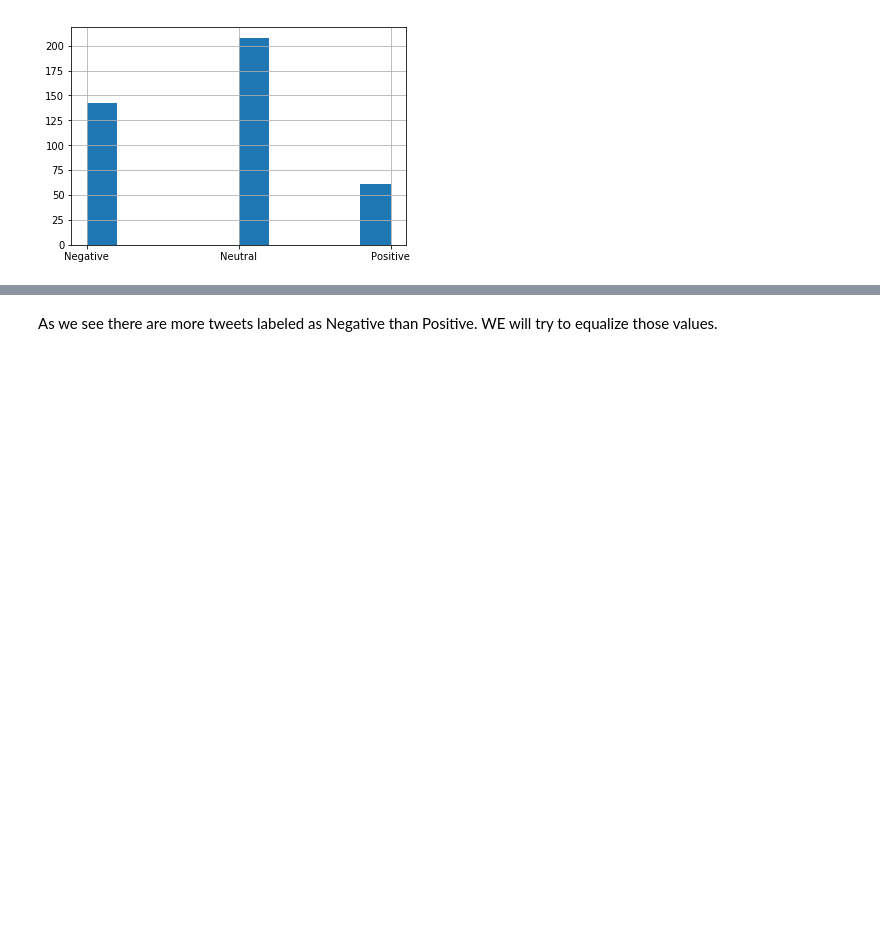
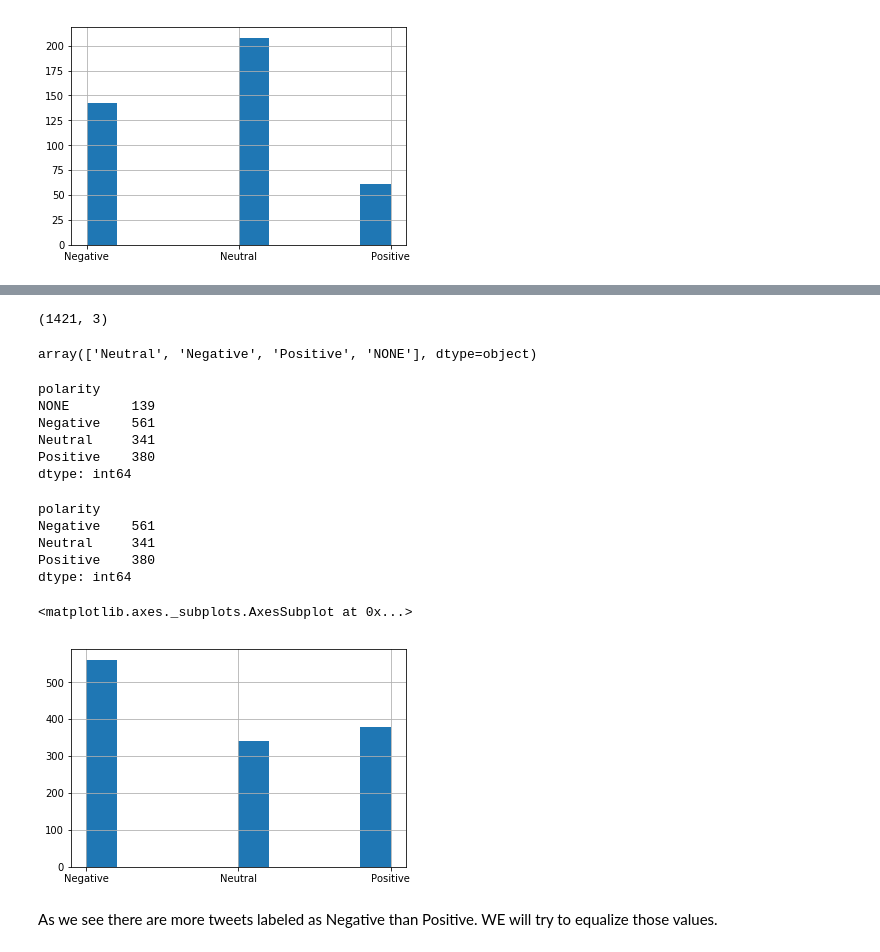
Before and after one commit to Thunkar/sitc_kaggle, a Jupyter notebook: TwitterAnalysis.ipynb, the cells around one changed output, grey strips where cells are left out. Cells and saved outputs as stored; diff of their text form; code cells hidden in the pictures; blank space fills up the shorter version.

```diff
--- a/TwitterAnalysis.ipynb
+++ b/TwitterAnalysis.ipynb
@@ -59,0 +83,11 @@ tweets['polarity'].hist()
+# %%
+#stompol tweets
+tweets_stompol_train = pd.read_csv('TASS Spanish Corpus/stompol-train-tagged.csv')
+
+tweets_stompol_train.columns = ['text', 'polarity']
+
+tweets_stompol_train.polarity[tweets_stompol_train.polarity=='P'] = 'Positive'
+tweets_stompol_train.polarity[tweets_stompol_train.polarity=='NEU'] = 'Neutral'
+tweets_stompol_train.polarity[tweets_stompol_train.polarity=='N'] = 'Negative'
+
+tweets_stompol_train.head()
@@ -59,0 +144,17 @@ tweets['polarity'].hist()
+# %%
+tweets.shape
+# %% [output]
+(1421, 3)
+# %%
+tweets.polarity.unique()
+# %% [output]
+array(['Neutral', 'Negative', 'Positive', 'NONE'], dtype=object)
+# %%
+tweets.groupby('polarity').size()
+# %% [output]
+polarity
+NONE        139
+Negative    561
+Neutral     341
+Positive    380
+dtype: int64
@@ -60,3 +163,16 @@ tweets['polarity'].hist()
+# %%
+tweets.groupby('polarity').size()
+# %% [output]
+polarity
+Negative    561
+Neutral     341
+Positive    380
+dtype: int64
+# %%
+tweets['polarity'].hist()
+# %% [output]
+<matplotlib.axes._subplots.AxesSubplot at 0x...>
+[figure, added]
 # %% [markdown]
 As we see there are more tweets labeled as Negative than Positive. WE will try to equalize those values.
 # %%
```
Also changed, not shown: parts of 35 cells of this notebook.
